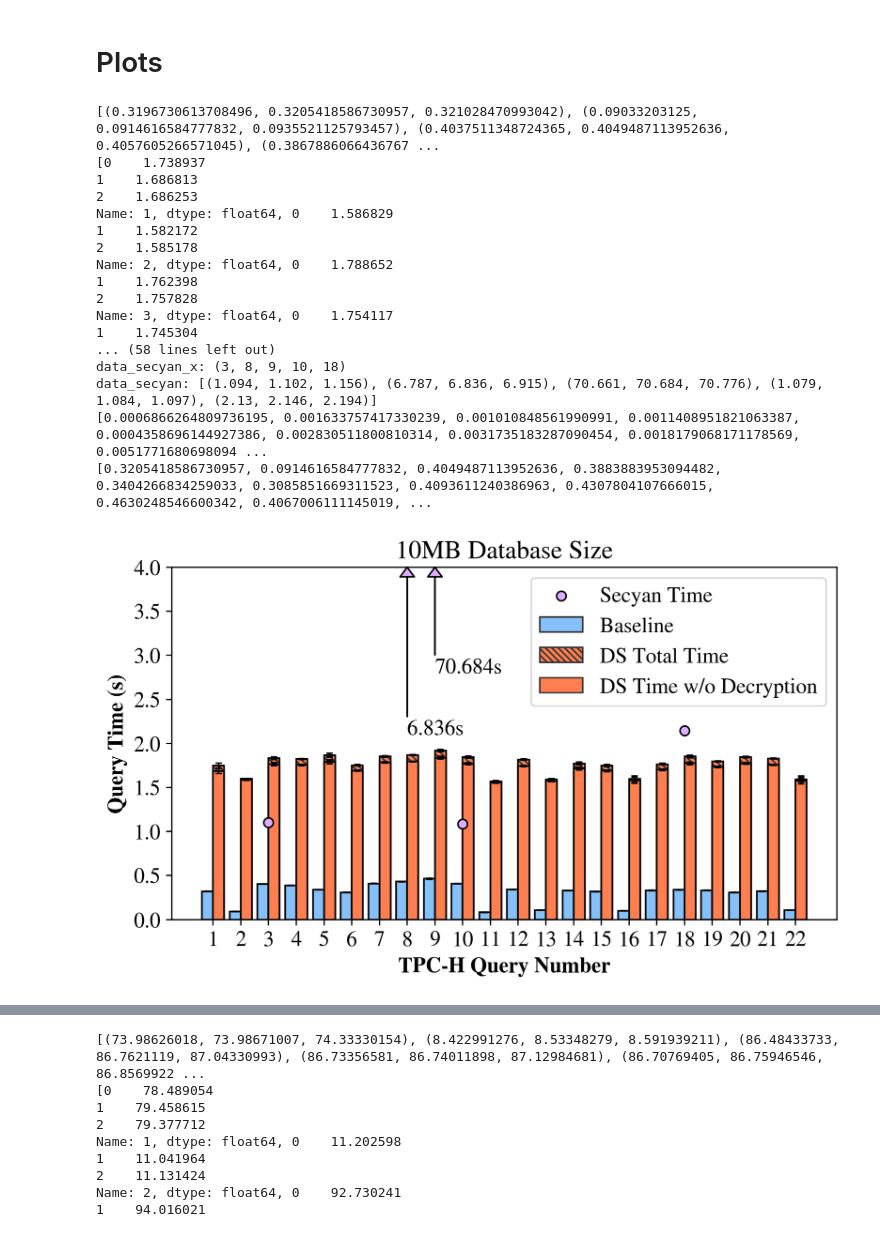
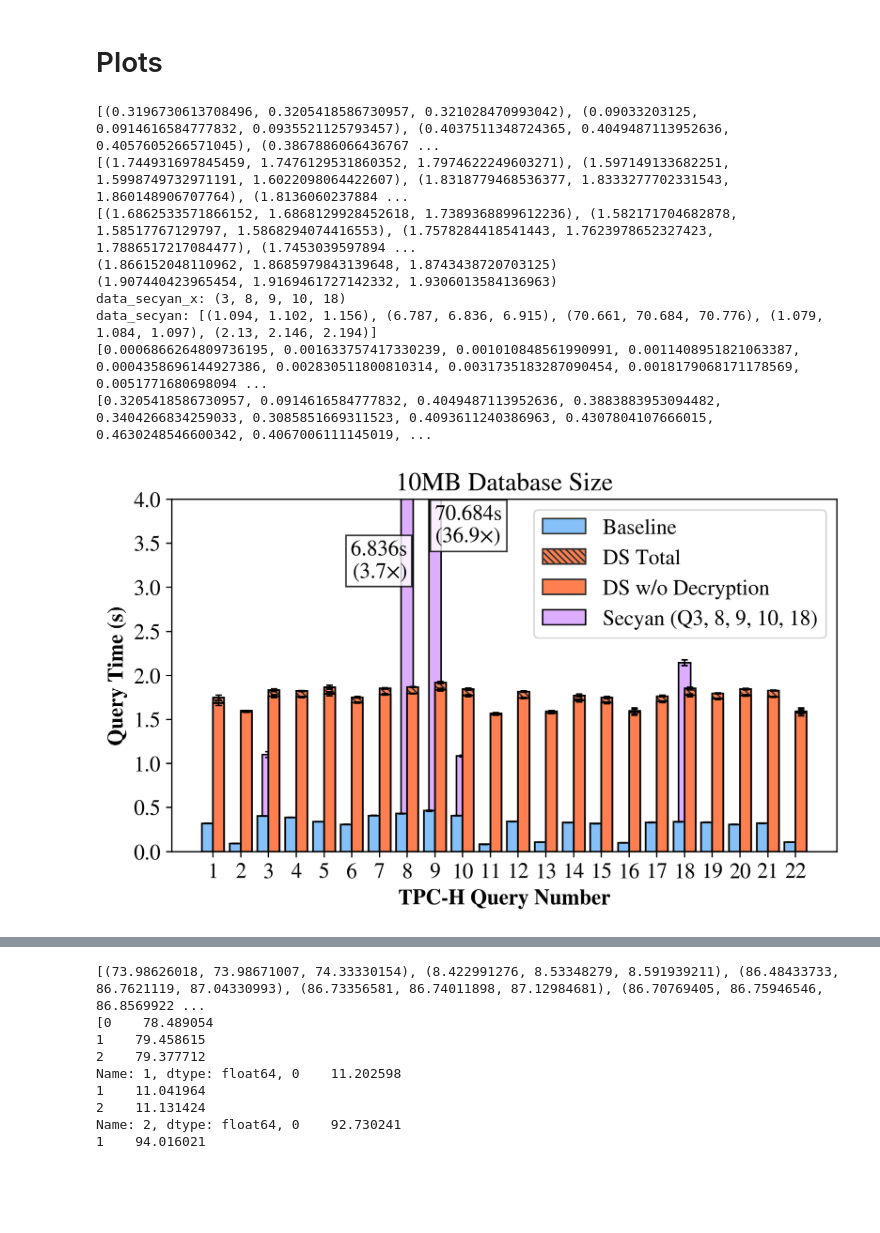
Before and after one commit to TheDataStation/datastation-escrow, a Jupyter notebook: data_comparisons/baseline/baseline_data_parsing.ipynb, the cells around one changed output, grey strips where cells are left out. Cells and saved outputs as stored; diff of their text form; code cells hidden in the pictures; blank space fills up the shorter version.

```diff
--- a/data_comparisons/baseline/baseline_data_parsing.ipynb
+++ b/data_comparisons/baseline/baseline_data_parsing.ipynb
@@ -272,11 +274,13 @@ print(data_left_mmm)
 data_right_tot = data_station_dict['10MB']
 # subtract top from total for the "everything else" graph
 data_right_bot = [a_i - b_i for a_i, b_i in zip(data_station_dict['10MB'], data_station_dec_dict['10MB'])]
-print(data_right_bot)
+# print(data_right_bot)
 data_right_tot_mmm = [raw_mmm(col) for col in data_right_tot]
 data_right_bot_mmm = [raw_mmm(col) for col in data_right_bot]
 print(data_right_tot_mmm)
 print(data_right_bot_mmm)
+print(data_right_tot_mmm[7])
+print(data_right_tot_mmm[8])
 
 data_secyan = secyan_dict['10MB']
 lists = sorted(data_secyan.items()) # sorted by key, return a list of tuples
@@ -284,6 +288,7 @@ data_secyan_x, data_secyan_y = zip(*lists)
 data_secyan_mmm = [raw_mmm(col) for col in data_secyan_y]
 print("data_secyan_x:", data_secyan_x)
 print("data_secyan:", data_secyan_mmm)
+stdev_secyan = [col.std() for col in data_secyan_y]
 medians_secyan = [row[1] for row in data_secyan_mmm]
 
 X_axis = np.arange(22)+1
@@ -307,7 +312,7 @@ f = plt.figure(figsize=(7.5, 4), dpi=320)
 
 ax = f.add_subplot(111)    # The big subplot
 
-ax.bar(x=X_axis-width/2,width=width,height=medians_left,label="Baseline",
+base = ax.bar(x=X_axis-width/2,width=width,height=medians_left,label="Baseline",
 #         # edgecolor=colors_right[i],
 #         # edgecolor=[.2,.2,.2],
 #         # alpha=0.8,
@@ -332,7 +337,7 @@ ax.bar(x=X_axis-width/2,width=width,height=medians_left,yerr=stdev_left,
         color='none'
         )
 
-ax.bar(x=X_axis+width/2,width=width,height=medians_right_tot,label="DS Total Time",
+ds_tot = ax.bar(x=X_axis+width/2,width=width,height=medians_right_tot,label="DS Total",
 #         # edgecolor=colors_right[i],
 #         # edgecolor=[.2,.2,.2],
 #         # alpha=0.8,
@@ -350,7 +355,7 @@ ax.bar(x=X_axis+width/2,width=width,height=medians_right_tot,yerr=stdev_right_to
         color='none'
         )
 
-ax.bar(x=X_axis+width/2,width=width,height=medians_right_bot,label="DS Time w/o Decryption",
+ds_dec = ax.bar(x=X_axis+width/2,width=width,height=medians_right_bot,label="DS w/o Decryption",
 #         # edgecolor=colors_right[i],
 #         # edgecolor=[.2,.2,.2],
 #         # alpha=0.8,
@@ -369,65 +374,78 @@ ax.bar(x=X_axis+width/2,width=width,height=medians_right_bot,yerr=stdev_right_bo
         )
 
 # plotting secyan
-ax.scatter(data_secyan_x, medians_secyan, edgecolors='black', label="Secyan Time",
+secyan_o = ax.bar(data_secyan_x, medians_secyan,width=width*1.1, yerr=stdev_secyan,
+        error_kw={"elinewidth":1,"capsize":2,"capthick":1},
+        edgecolor='black',
+                  label="Secyan (Q3, 8, 9, 10, 18)",
+        #    marker='^',
+        zorder=-1,
            color = "#DDAEFF")
+# secyan_v = ax.scatter([],[], edgecolors='black', marker='^', color = "#DDAEFF")
 
 ax.set_ylim(0, 4)
 
-plt.annotate('6.836s', xy = (8,4),
-             xytext=(8,2.1),
-             annotation_clip=True,
-             arrowprops=dict(facecolor='#DDAEFF', width=0.1,headwidth=9, headlength=6, shrink=0.00),
-             )
+# plt.annotate('6.836s', xy = (8,4),
+#              xytext=(5.5,3.5),
+#         zorder=11,
+#              annotation_clip=True,
+#              arrowprops=dict(facecolor='#DDAEFF', width=0.1,headwidth=6, headlength=6, shrink=0.00),
+#              )
 
-plt.annotate('70.684s', xy = (9,4),
-             xytext=(9,2.8),
-             annotation_clip=True,
-             arrowprops=dict(facecolor='#DDAEFF', width=0.1,headwidth=9, headlength=6, shrink=0.0),
-             )
+# plt.annotate('70.684s', xy = (9,4),
+#              xytext=(9.5,3.5),
+#         zorder=12,
+#              annotation_clip=True,
+#              arrowprops=dict(facecolor='#DDAEFF', width=0.1,headwidth=6, headlength=6, shrink=0.0),
+#              )
+
+ax.text(8, 3.3, '6.836s\n(3.7×)',
+        # style='italic',
+        ha='right', va='center',
+        bbox={'facecolor': 'white', 'alpha': 0.8, 'pad': 3})
+
+ax.text(9, 3.7, '70.684s\n(36.9×)',
+        # style='italic',
+        ha='left', va='center',
+        bbox={'facecolor': 'white', 'alpha': 0.8, 'pad': 3})
 
 # offsetbox = TextArea("Test 1")
 
 # arrow = ArrowStyle.Simple(head_length=0.1, head_width=0.1, tail_width=0.01)
 # # arrow = ArrowStyle.Fancy(head_length=0.1, head_width=0.1, tail_width=0.01)
 
 # ab = AnnotationBbox(offsetbox,
 #                     (3+width/2,0.142),
 #                     xybox=(3+width/2, 2),
 #                     xycoords='data',
 #                 #     boxcoords="offset points",
 #                     annotation_clip = True,
 #                     box_alignment=(0., 0.5),
 #                     arrowprops=dict(arrowstyle=arrow, mutation_scale=1, mutation_aspect=1))
 # ax.add_artist(ab)
 # ab.draw(plt.Artist)
 
 ax.set_xlabel("TPC-H Query Number", fontweight="bold")
 ax.set_ylabel("Query Time (s)", fontweight="bold")
 ax.set_title("10MB Database Size")
 ax.legend()
+# ax.legend([(secyan_o, secyan_v), base, ds_tot, ds_dec],
+#           ['Secyan (Q3, 8, 9, 10, 18)', 'Baseline', 'DS Total','DS w/o Decryption'],
+#                handler_map={tuple: HandlerTuple(ndivide=None)})
 
 ax.set_xticks(X_axis, [col.name for col in data_right_tot])
 
 plt.savefig("10mb.pdf", bbox_inches='tight')
 
 plt.show()
 # %% [output]
 [(0.3196730613708496, 0.3205418586730957, 0.321028470993042), (0.09033203125, 0.0914616584777832, 0.0935521125793457), (0.4037511348724365, 0.4049487113952636, 0.4057605266571045), (0.3867886066436767 ...
-[0    1.738937
-1    1.686813
-2    1.686253
-Name: 1, dtype: float64, 0    1.586829
-1    1.582172
-2    1.585178
-Name: 2, dtype: float64, 0    1.788652
-1    1.762398
-2    1.757828
-Name: 3, dtype: float64, 0    1.754117
-1    1.745304
-... (58 lines left out)
+[(1.744931697845459, 1.7476129531860352, 1.7974622249603271), (1.597149133682251, 1.5998749732971191, 1.6022098064422607), (1.8318779468536377, 1.8333277702331543, 1.860148906707764), (1.8136060237884 ...
+[(1.6862533571866152, 1.6868129928452618, 1.7389368899612236), (1.582171704682878, 1.58517767129797, 1.5868294074416553), (1.7578284418541443, 1.7623978652327423, 1.7886517217084477), (1.7453039597894 ...
+(1.866152048110962, 1.8685979843139648, 1.8743438720703125)
+(1.907440423965454, 1.9169461727142332, 1.9306013584136963)
 data_secyan_x: (3, 8, 9, 10, 18)
 data_secyan: [(1.094, 1.102, 1.156), (6.787, 6.836, 6.915), (70.661, 70.684, 70.776), (1.079, 1.084, 1.097), (2.13, 2.146, 2.194)]
 [0.0006866264809736195, 0.001633757417330239, 0.001010848561990991, 0.0011408951821063387, 0.0004358696144927386, 0.002830511800810314, 0.0031735183287090454, 0.0018179068171178569, 0.0051771680698094 ...
 [0.3205418586730957, 0.0914616584777832, 0.4049487113952636, 0.3883883953094482, 0.3404266834259033, 0.3085851669311523, 0.4093611240386963, 0.4307804107666015, 0.4630248546600342, 0.4067006111145019, ...
-[figure, old version]
+[figure, new version]
```
Also changed, not shown: parts of 8 cells of this notebook, 5 other files.
